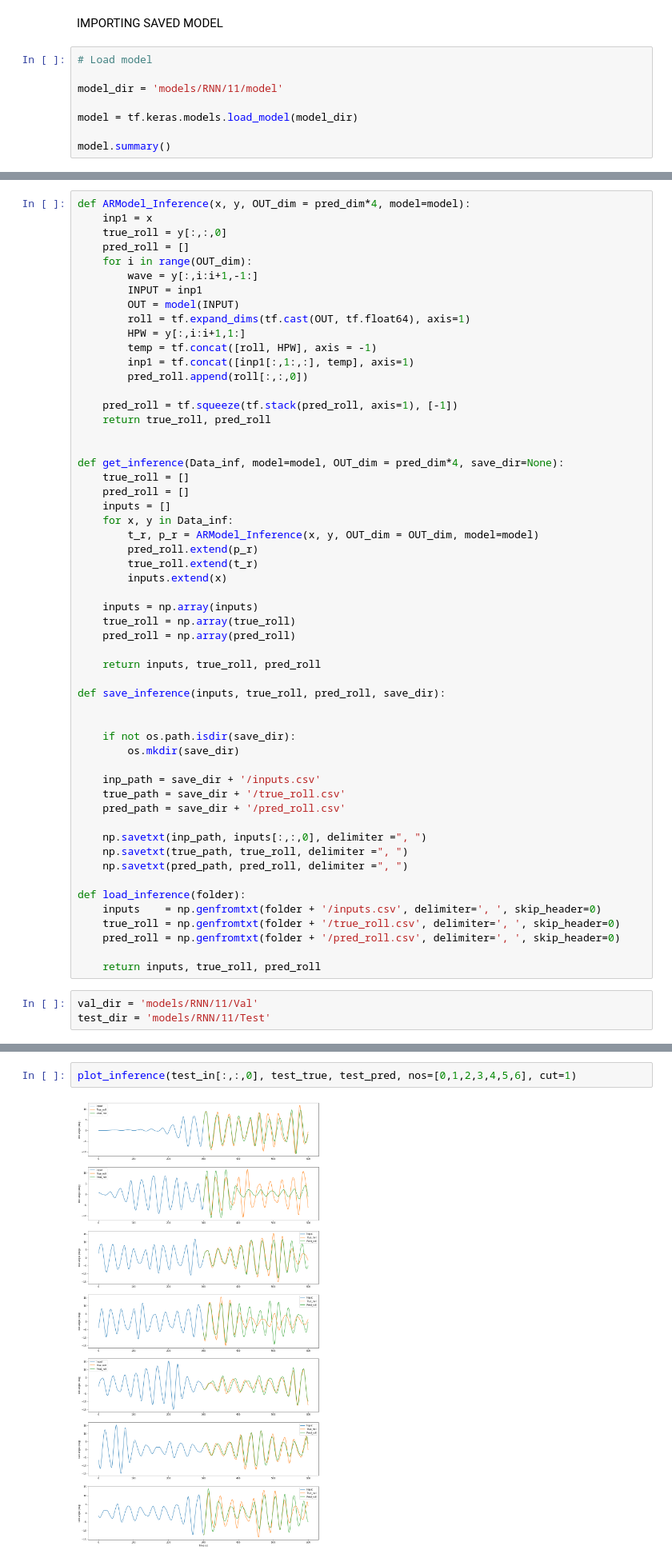
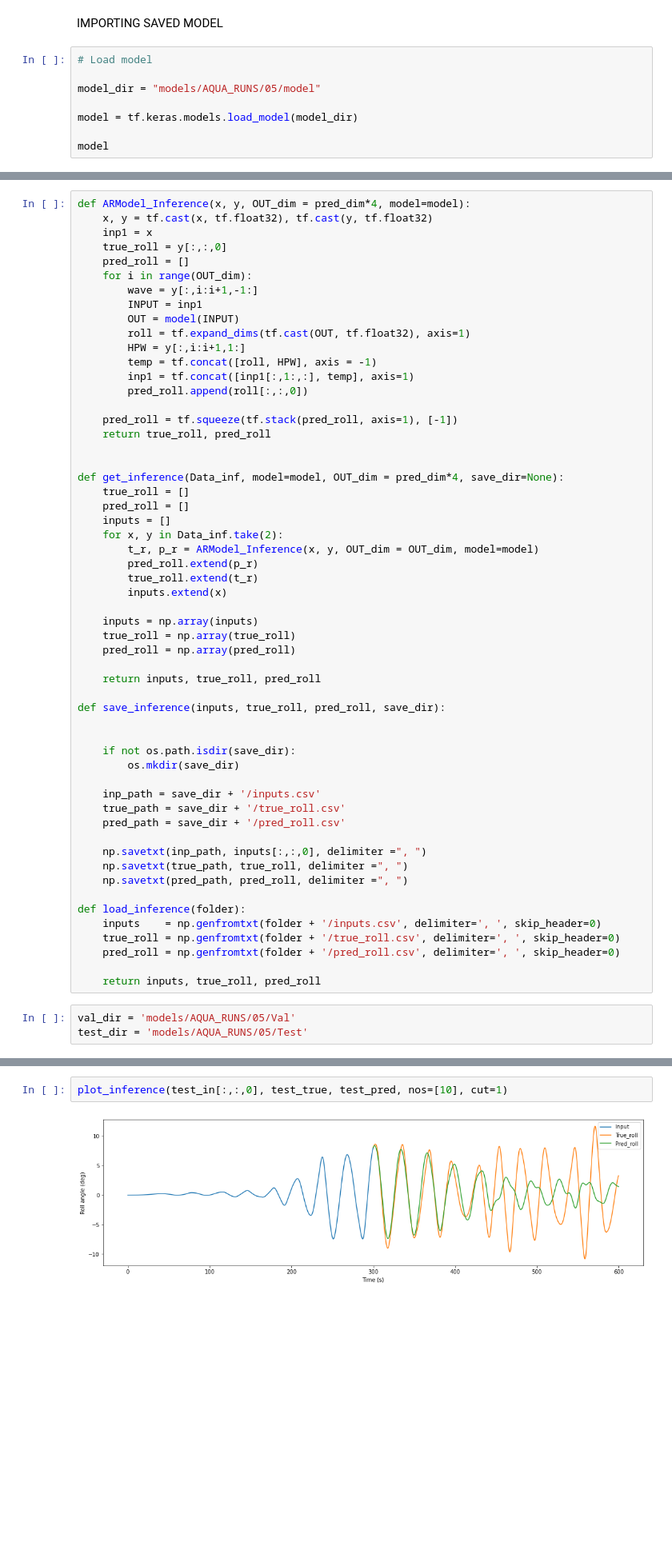
Before and after one commit to Nish171/Parametric_Roll_Detection, a Jupyter notebook: notebooks/Model_03.ipynb, the cells around one changed output, grey strips where cells are left out. Shown at 80% size. Saved outputs shown, nothing was run; the diff lists cells and outputs as text; blank space fills up the shorter version.

Commit message:
inference script

```diff
--- a/notebooks/Model_03.ipynb
+++ b/notebooks/Model_03.ipynb
@@ -258,9 +258,9 @@ IMPORTING SAVED MODEL
 # %%
 # Load model
 
-model_dir = 'models/RNN/11/model'
+model_dir = "models/AQUA_RUNS/05/model"
 
 model = tf.keras.models.load_model(model_dir)
 
-model.summary()
+model
 # %% [output]
@@ -318,6 +302,7 @@ Data_inf        = DS(
                 )
 # %%
 def ARModel_Inference(x, y, OUT_dim = pred_dim*4, model=model):
+    x, y = tf.cast(x, tf.float32), tf.cast(y, tf.float32)
     inp1 = x
     true_roll = y[:,:,0]
     pred_roll = []
@@ -325,7 +310,7 @@ def ARModel_Inference(x, y, OUT_dim = pred_dim*4, model=model):
         wave = y[:,i:i+1,-1:]
         INPUT = inp1
         OUT = model(INPUT)
-        roll = tf.expand_dims(tf.cast(OUT, tf.float64), axis=1)
+        roll = tf.expand_dims(tf.cast(OUT, tf.float32), axis=1)
         HPW = y[:,i:i+1,1:]
         temp = tf.concat([roll, HPW], axis = -1)
         inp1 = tf.concat([inp1[:,1:,:], temp], axis=1)
@@ -339,7 +324,7 @@ def get_inference(Data_inf, model=model, OUT_dim = pred_dim*4, save_dir=None):
     true_roll = []
     pred_roll = []
     inputs = []
-    for x, y in Data_inf:
+    for x, y in Data_inf.take(2):
         t_r, p_r = ARModel_Inference(x, y, OUT_dim = OUT_dim, model=model)
         pred_roll.extend(p_r)
         true_roll.extend(t_r)
@@ -372,8 +357,8 @@ def load_inference(folder):
 
     return inputs, true_roll, pred_roll
 # %%
-val_dir = 'models/RNN/11/Val'
-test_dir = 'models/RNN/11/Test'
+val_dir = 'models/AQUA_RUNS/05/Val'
+test_dir = 'models/AQUA_RUNS/05/Test'
 # %%
 model.summary()
 # %% [output]
@@ -429,6 +398,6 @@ def plot_inference(inputs, true, pred, nos, cut=0.5, units='deg'):
     plt.xlabel("Time (s)")
     plt.show()
 # %%
-plot_inference(test_in[:,:,0], test_true, test_pred, nos=[0,1,2,3,4,5,6], cut=1)
+plot_inference(test_in[:,:,0], test_true, test_pred, nos=[10], cut=1)
 # %% [output]
-[figure, old version]
+[figure, new version]
```
Also changed, not shown: parts of 3 cells of this notebook, 13 other files.
